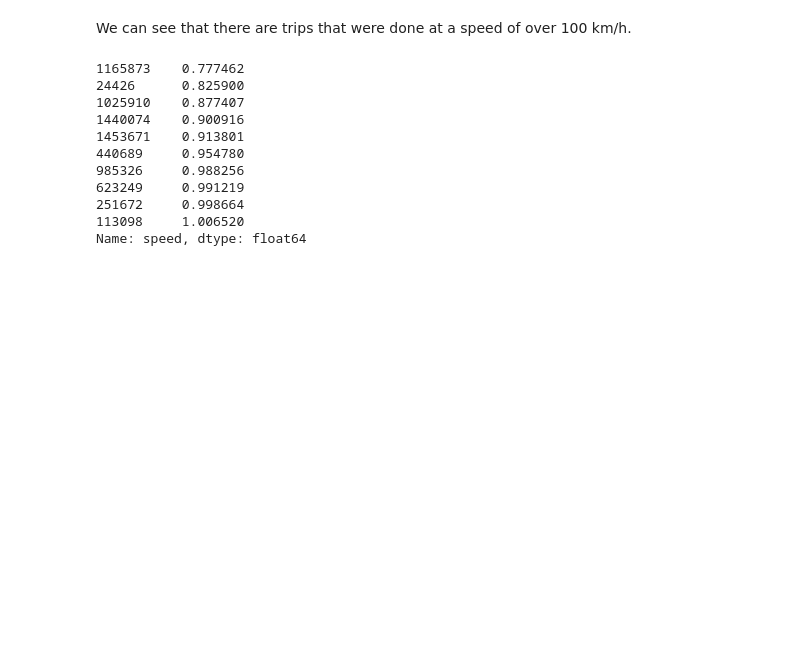
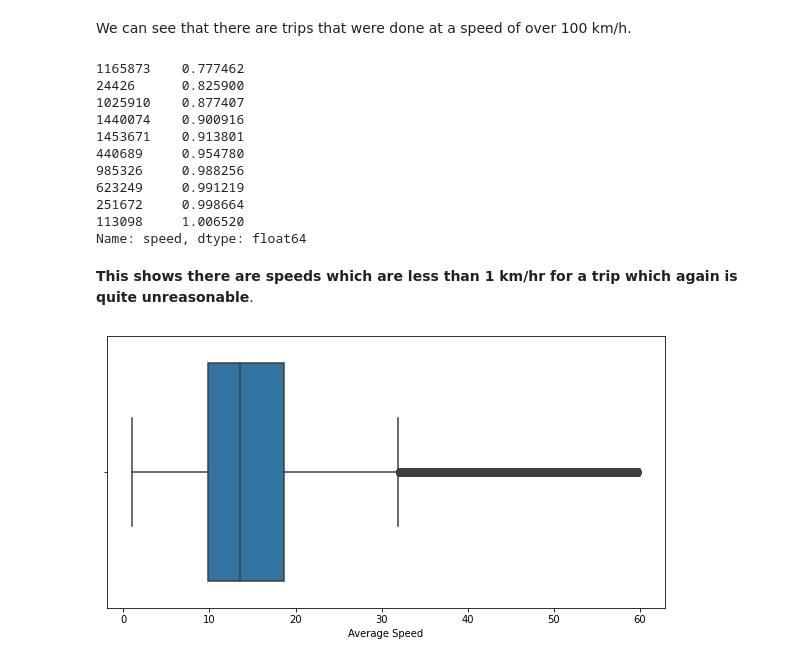
Before and after one commit to AbhijeetS1112/NYC-Taxi-Trip-Time-Prediction----ALMA, a Jupyter notebook: NYC_Taxi_Trip_Time_Prediction.ipynb, the cells around one changed output. Drawn from its saved outputs; the diff is of its cells as text; code cells hidden in the pictures; blank space fills up the shorter version.

```diff
--- a/NYC_Taxi_Trip_Time_Prediction.ipynb
+++ b/NYC_Taxi_Trip_Time_Prediction.ipynb
@@ -617,3 +617,14 @@ print( df['speed'].nsmallest(10))
 251672     0.998664
 113098     1.006520
 Name: speed, dtype: float64
+# %% [markdown]
+**This shows there are speeds which are less than 1 km/hr for a trip which again is quite unreasonable**.
+# %%
+df=df[~(df.speed<1)]
+# %%
+plt.figure(figsize=(10,5))
+sns.boxplot(df.speed)
+plt.xlabel("Average Speed")
+plt.show()
+# %% [output]
+[figure, added]
```
Also changed, not shown: parts of 30 cells of this notebook.
